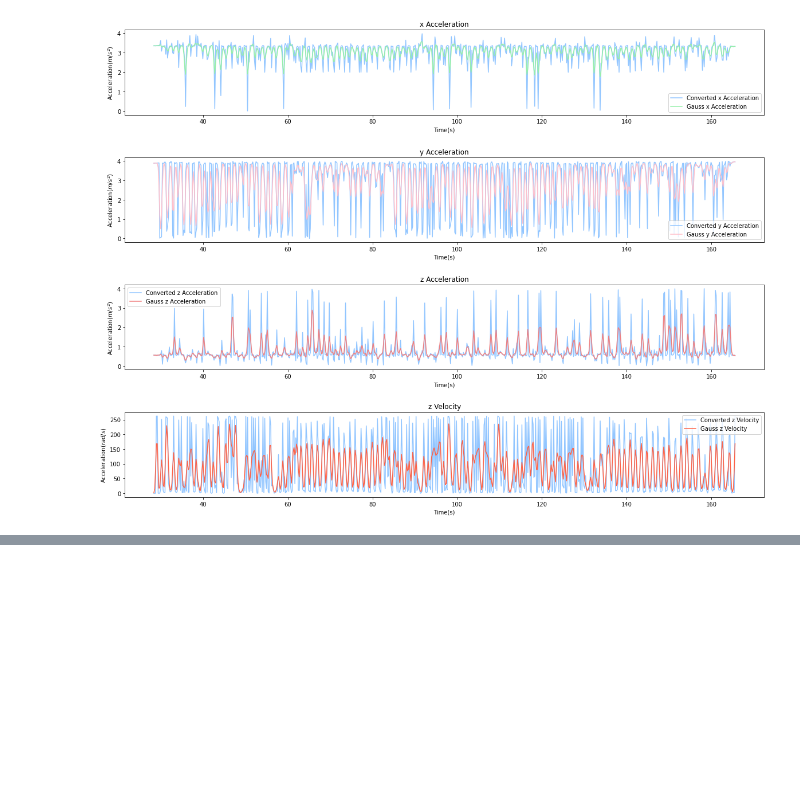
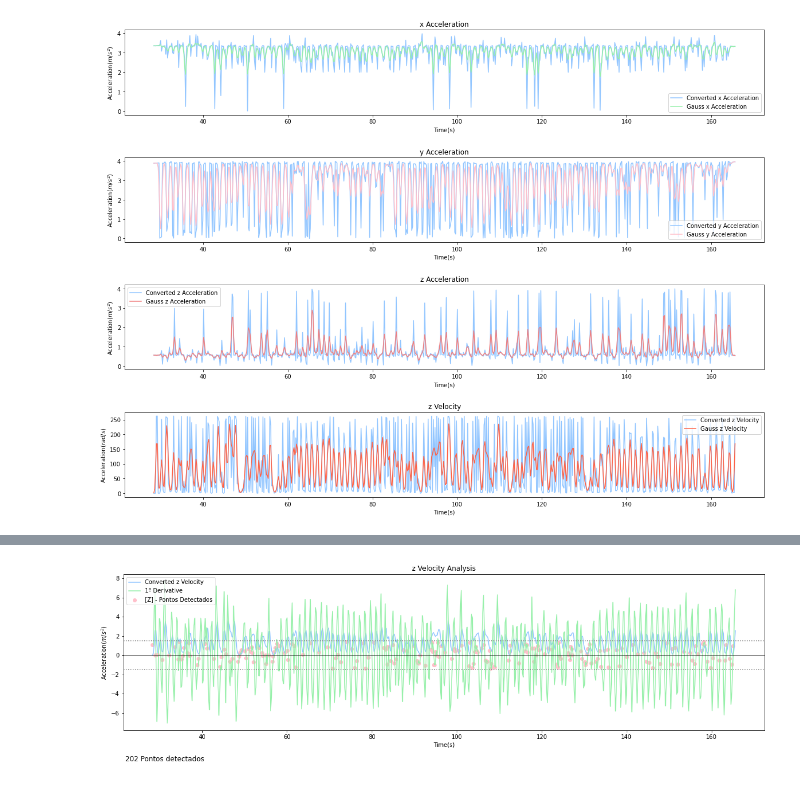
Before and after one commit to Mecatron-Projetos-e-Consultoria-Jr/RunPod, a Jupyter notebook: Data_Processing/Data_Analysis.ipynb, the cells around one changed output, grey strips where cells are left out. Saved outputs shown, nothing was run; the diff lists cells and outputs as text; code cells hidden in the pictures; blank space fills up the shorter version.

Commit message:
[IMPLEMENTED] The other 2 data files.

```diff
--- a/Data_Processing/Data_Analysis.ipynb
+++ b/Data_Processing/Data_Analysis.ipynb
@@ -243,0 +248,39 @@ plt.show()
+# %%
+from numpy import diff
+
+fig, ax = plt.subplots(1, figsize = (20,5), gridspec_kw={'hspace': .5})
+plt.style.use('seaborn-pastel')
+plt.title('Raw Data Plot')
+
+
+########################################## y Acceleration and Derivative ##########################################
+ax.set_title('z Velocity Analysis')
+ax.plot(x_time_axis, gaussian_filter(convert_accel_data(z_velocity), sigma=1), label='Converted z Velocity')
+
+dx = 0.20
+dy = diff(gaussian_filter(convert_accel_data(z_velocity), sigma=1)) / dx
+ax.plot(x_time_axis[1:], dy, label='1º Derivative')
+########################################## Max & Min ##########################################
+def outside_threshold(point):
+    threshold = 1.4
+    if abs(point) > threshold:
+        return True
+    else:
+        return False
+
+max_min = [(x_point, y_point) for x_point, y_point in zip(x_time_axis, dy) if not outside_threshold(y_point)]
+x_axis = [data_point[0] for data_point in max_min]
+y_axis = [data_point[1] for data_point in max_min]
+plt.scatter(x_axis, y_axis, color='pink', label='[Z] - Pontos Detectados')
+
+
+ax.text(22,-11, str(len(max_min)) + ' Pontos detectados', fontsize=12)
+ax.axhline(0,linewidth=0.5, color = 'black')
+ax.axhline(1.5,linestyle=':', color = 'gray')
+ax.axhline(-1.5,linestyle=':', color = 'gray')
+ax.set(xlabel='Time(s)', ylabel='Acceleration($m/s^2$)')
+ax.legend()
+
+plt.show()
+# %% [output]
+[figure, added]
```
Also changed, not shown: parts of 2 cells of this notebook, 2 other files.
